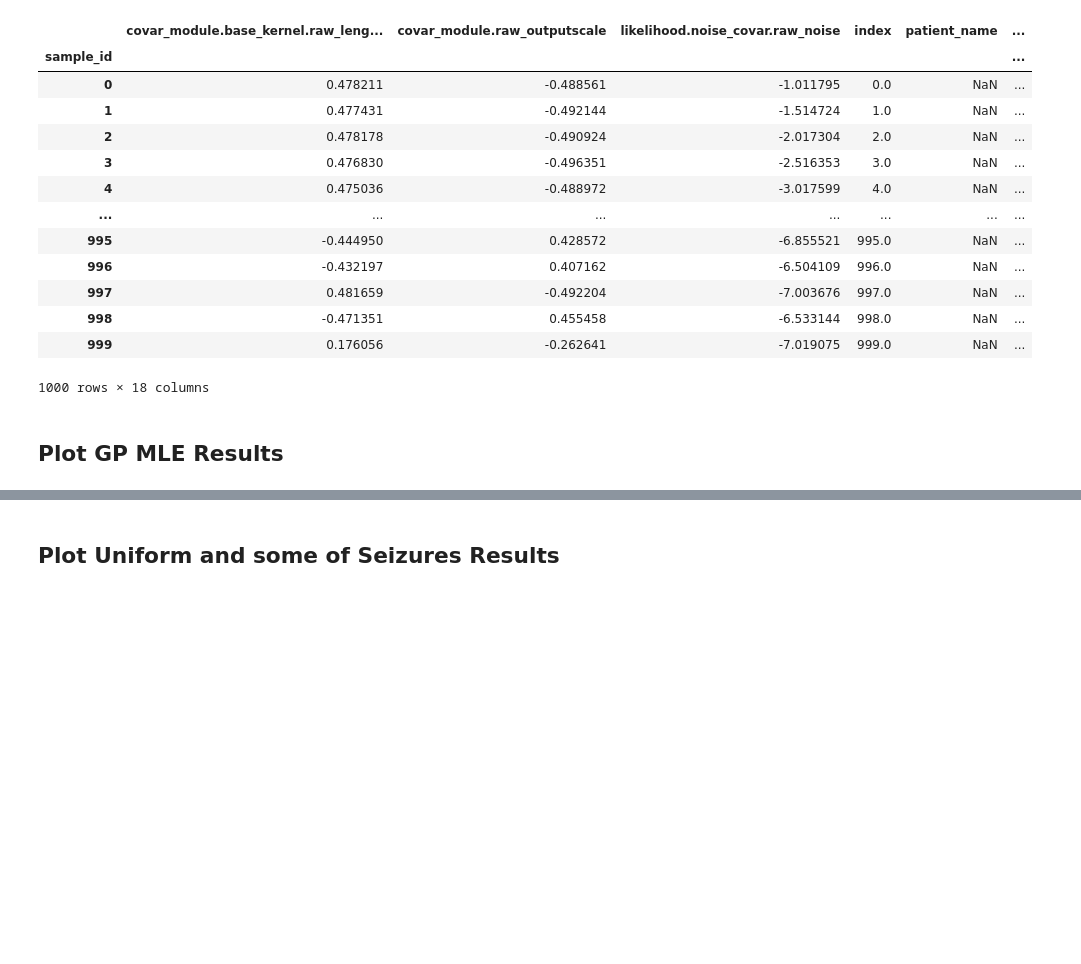
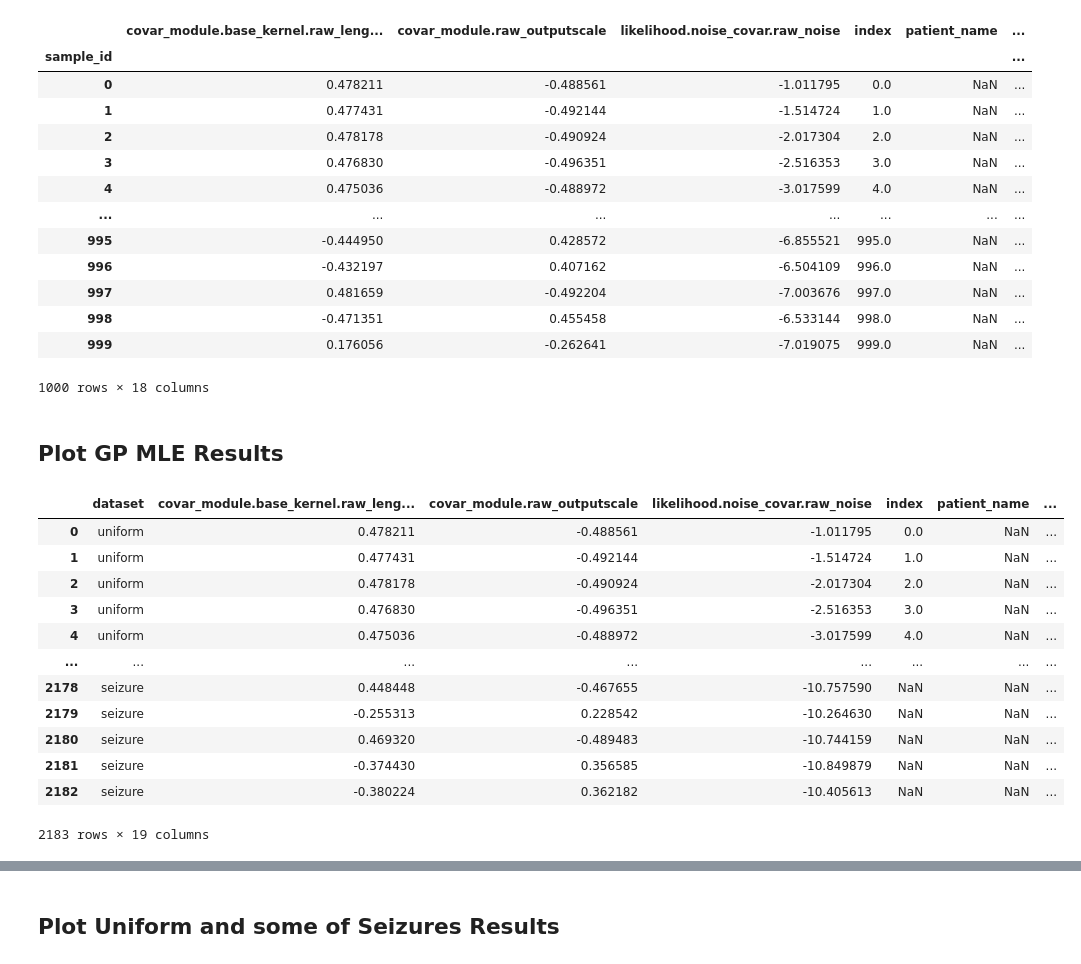
Before and after one commit to noamsgl/msc, a Jupyter notebook: scripts/generate/analyze_gp_results.ipynb, the cells around one changed output, grey strips where cells are left out. Saved outputs shown, nothing was run; the diff lists cells and outputs as text; code cells hidden in the pictures; blank space fills up the shorter version.

```diff
--- a/scripts/generate/analyze_gp_results.ipynb
+++ b/scripts/generate/analyze_gp_results.ipynb
@@ -64,4 +61,20 @@ results_df
 1000 rows × 18 columns
 # %% [markdown]
 ## Plot GP MLE Results
+# %%
+results_df
+# %% [output]
+|  | dataset | covar_module.base_kernel.raw_leng... | covar_module.raw_outputscale | likelihood.noise_covar.raw_noise | index | patient_name | ... |
+| 0 | uniform | 0.478211 | -0.488561 | -1.011795 | 0.0 | NaN | ... |
+| 1 | uniform | 0.477431 | -0.492144 | -1.514724 | 1.0 | NaN | ... |
+| 2 | uniform | 0.478178 | -0.490924 | -2.017304 | 2.0 | NaN | ... |
+| 3 | uniform | 0.476830 | -0.496351 | -2.516353 | 3.0 | NaN | ... |
+| 4 | uniform | 0.475036 | -0.488972 | -3.017599 | 4.0 | NaN | ... |
+| ... | ... | ... | ... | ... | ... | ... | ... |
+| 2178 | seizure | 0.448448 | -0.467655 | -10.757590 | NaN | NaN | ... |
+| 2179 | seizure | -0.255313 | 0.228542 | -10.264630 | NaN | NaN | ... |
+| 2180 | seizure | 0.469320 | -0.489483 | -10.744159 | NaN | NaN | ... |
+| 2181 | seizure | -0.374430 | 0.356585 | -10.849879 | NaN | NaN | ... |
+| 2182 | seizure | -0.380224 | 0.362182 | -10.405613 | NaN | NaN | ... |
+2183 rows × 19 columns
 # %%
```
Also changed, not shown: parts of 14 cells of this notebook.
